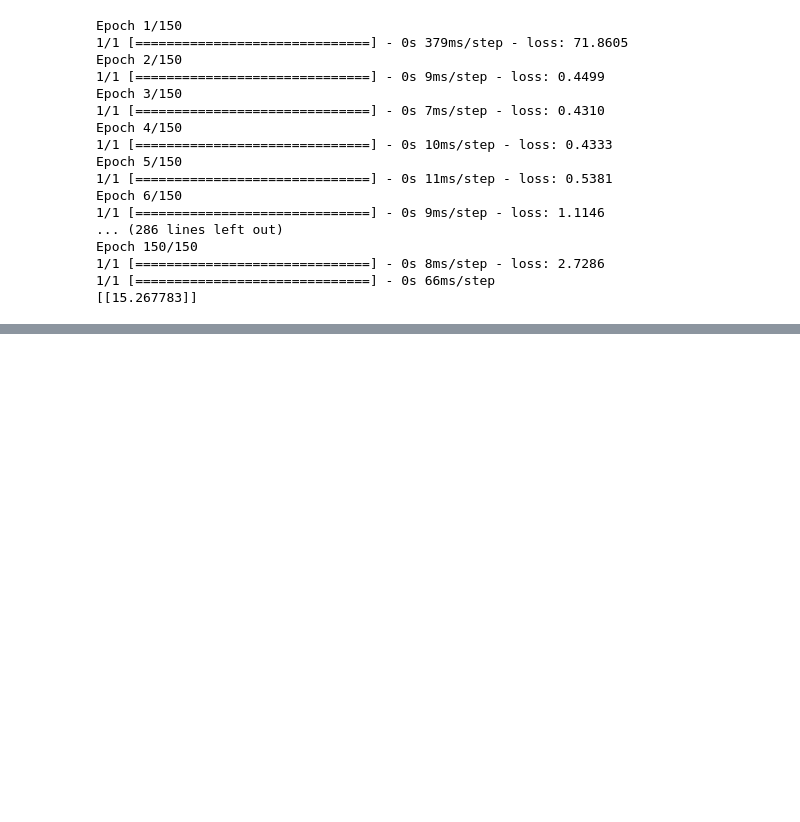
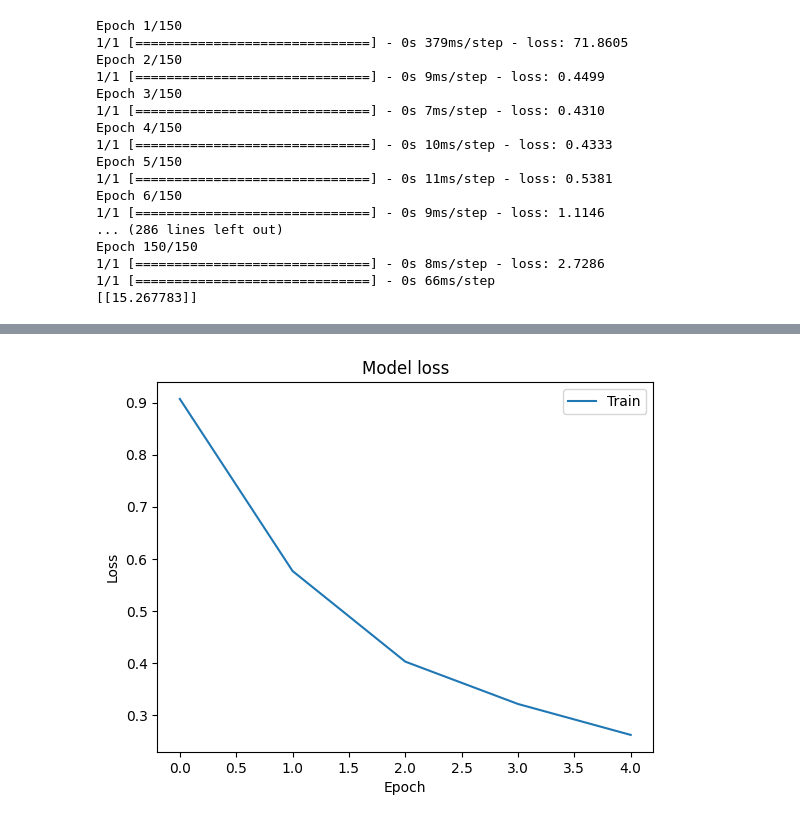
Before and after one commit to AxelSeanCP/Machine-Learning, a Jupyter notebook: Kelas Menengah/Catatan_ML_Menengah.ipynb, the cells around one changed output, grey strips where cells are left out. Drawn from its saved outputs; the diff is of its cells as text; code cells hidden in the pictures; blank space fills up the shorter version.

Commit message:
ML intermediate #2
- create a model for 2 class classification
- create a model for multi-class classification

```diff
--- a/Kelas Menengah/Catatan_ML_Menengah.ipynb
+++ b/Kelas Menengah/Catatan_ML_Menengah.ipynb
@@ -46,0 +137,99 @@ Epoch 150/150
+# %%
+# creating a model for multi-class classification
+# with callbacks
+import tensorflow as tf
+import pandas as pd
+import matplotlib.pyplot as plt
+import numpy as np
+from sklearn import preprocessing
+from sklearn.model_selection import train_test_split
+from keras.models import Sequential
+from keras.layers import Dense
+
+df = pd.read_csv('Iris.csv')
+#df.head(100)
+
+# drop useless column
+df = df.drop(columns='Id')
+#df
+
+# one hot encoding because label is categorical
+category = pd.get_dummies(df.Species)
+#category
+
+# combine one hot encoding column and drop Species column in dataframe
+df = pd.concat([df, category], axis=1)
+df = df.drop(columns='Species')
+
+# convert dataframe into numpy array
+dataset = df.values
+
+# split label and attribute
+# attribute = first 4 columns
+X = dataset[:, 0:4]
+# label = last 3 columns (4-6)
+y = dataset[:, 4:7]
+
+# normalization
+min_max_scaler = preprocessing.MinMaxScaler()
+X_scale = min_max_scaler.fit_transform(X)
+X_scale
+
+# split into train and test
+X_train, X_test, Y_train, Y_test = train_test_split(X_scale, y, test_size=0.3)
+
+# create model
+model = Sequential([
+    Dense(64, activation='relu', input_shape=(4,)),
+    Dense(64, activation='relu'),
+    Dense(3, activation='softmax')
+])
+
+# compile model
+model.compile(optimizer='Adam',
+              loss='categorical_crossentropy',
+              metrics=['accuracy'])
+
+# create a callback to stop train early when accuracy is over 90%
+class myCallback(tf.keras.callbacks.Callback):
+  def on_epoch_end(self, epoch, logs={}):
+    if(logs.get('accuracy')>0.9):
+      print('\nAkurasi telah mencapai >90%!')
+      self.model.stop_training = True
+callbacks = myCallback()
+
+# train model
+hist = model.fit(X_train, Y_train, epochs=100, batch_size=1, callbacks=[callbacks])
+
+# evaluate model
+model.evaluate(X_test, Y_test, batch_size=1)
+
+# predict using model
+# [4.6, 3.1, 1.5, 0.2] iris setosa
+# [6.7, 3.0,	5.2,	2.3] iris virginica
+new_data = np.array([[8.7, 5.0,	6.2,	4.3]])
+new_data_scaled = min_max_scaler.fit_transform(new_data)
+prediction = model.predict(new_data_scaled)
+
+predict_index = np.argmax(prediction)
+labels = ['iris-setosa', 'iris-versicolor', 'iris-virginica']
+result = labels[predict_index]
+print(prediction)
+print(f"The iris is: {result}")
+
+# plot loss from trained model
+plt.plot(hist.history['loss'])
+plt.title('Model loss')
+plt.ylabel('Loss')
+plt.xlabel('Epoch')
+plt.legend(['Train'], loc='upper right')
+plt.show()
+
+# plot accuracy from trained model
+plt.plot(hist.history['accuracy'])
+plt.title('Model accuracy')
+plt.ylabel('Accuracy')
+plt.xlabel('Epoch')
+plt.legend(['Train'], loc='lower right')
+plt.show()
+# %% [output]
@@ -46,0 +251 @@ Epoch 150/150
+[figure, added]
```
Also changed, not shown: parts of 2 cells of this notebook, 5 other files.
